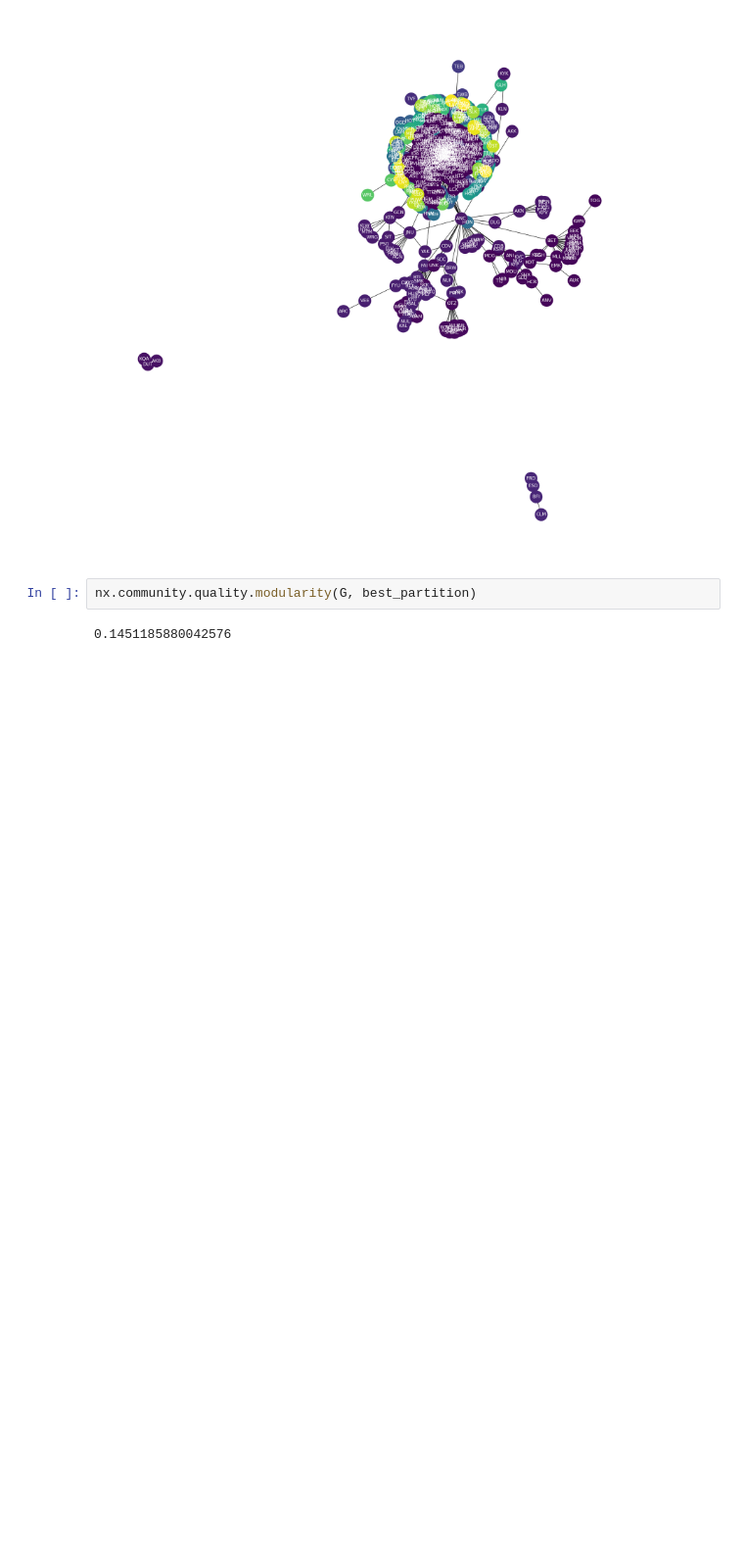
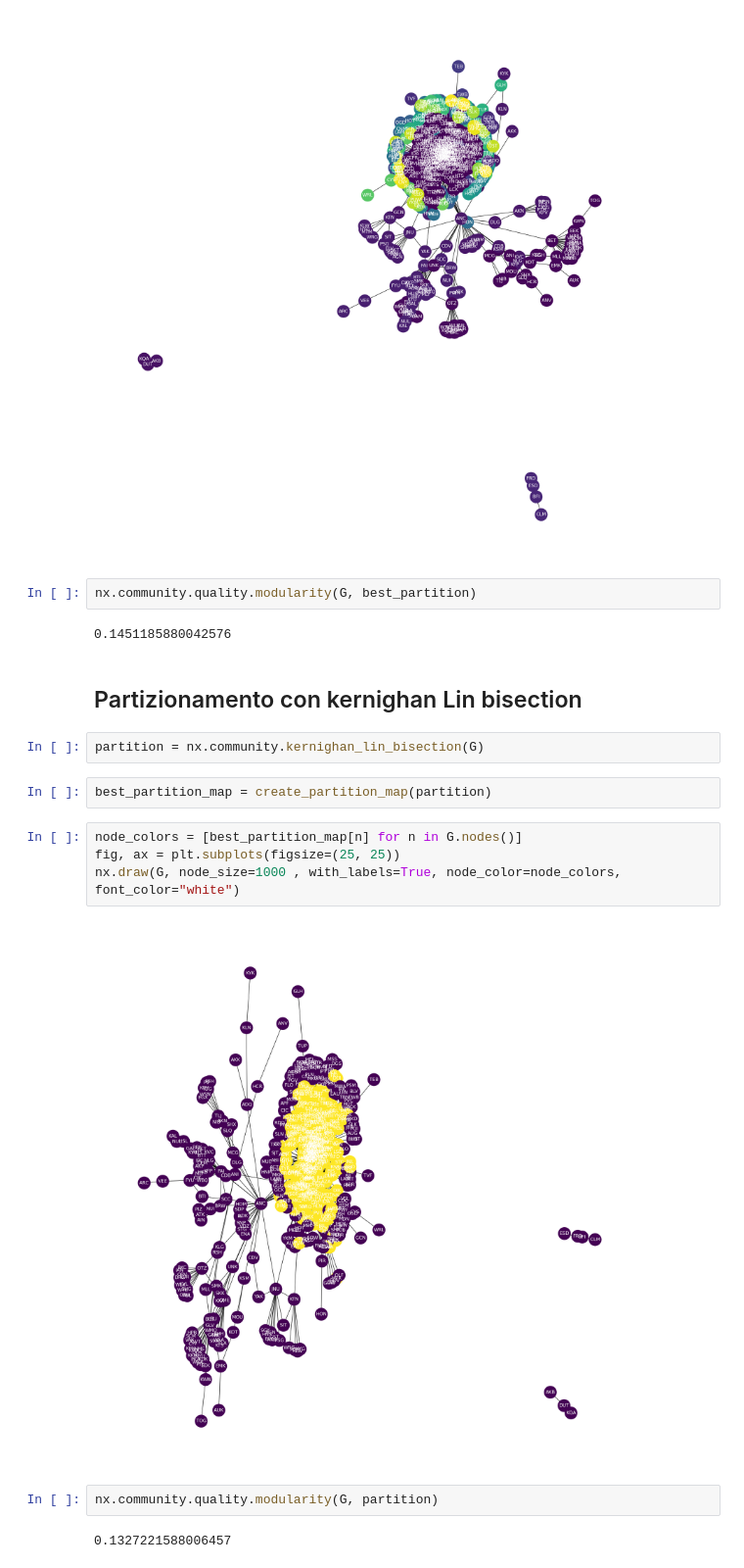
Before and after one commit to Rick8998/ProgettoNetworkScience, a Jupyter notebook: comunità_usa.ipynb, the cells around one changed output. Shown at 98% size. Saved outputs shown, nothing was run; the diff lists cells and outputs as text; blank space fills up the shorter version.

Commit message:
nessun update sulle CC - aggiunto partizionamento conkernighan Lin bisection sulle comunità

```diff
--- a/comunità_usa.ipynb
+++ b/comunità_usa.ipynb
@@ -94,3 +98,19 @@ nx.draw(G, node_size=1000 , with_labels=True, node_color=node_colors, font_color
 nx.community.quality.modularity(G, best_partition)
 # %% [output]
 0.1451185880042576
+# %% [markdown]
+## Partizionamento con kernighan Lin bisection
+# %%
+partition = nx.community.kernighan_lin_bisection(G)
+# %%
+best_partition_map = create_partition_map(partition)
+# %%
+node_colors = [best_partition_map[n] for n in G.nodes()]
+fig, ax = plt.subplots(figsize=(25, 25))
+nx.draw(G, node_size=1000 , with_labels=True, node_color=node_colors, font_color="white")
+# %% [output]
+[figure, added]
+# %%
+nx.community.quality.modularity(G, partition)
+# %% [output]
+0.1327221588006457
```
Also changed, not shown: parts of 1 cell of this notebook, 2 other files.
